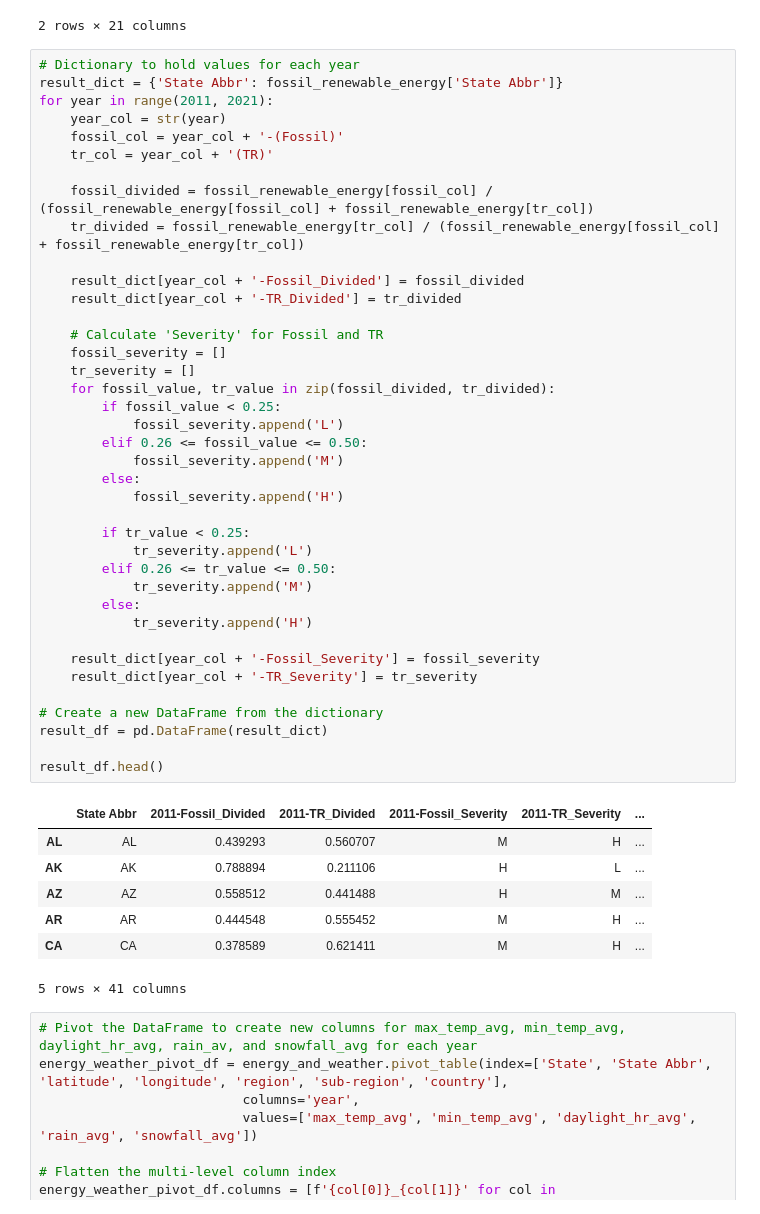
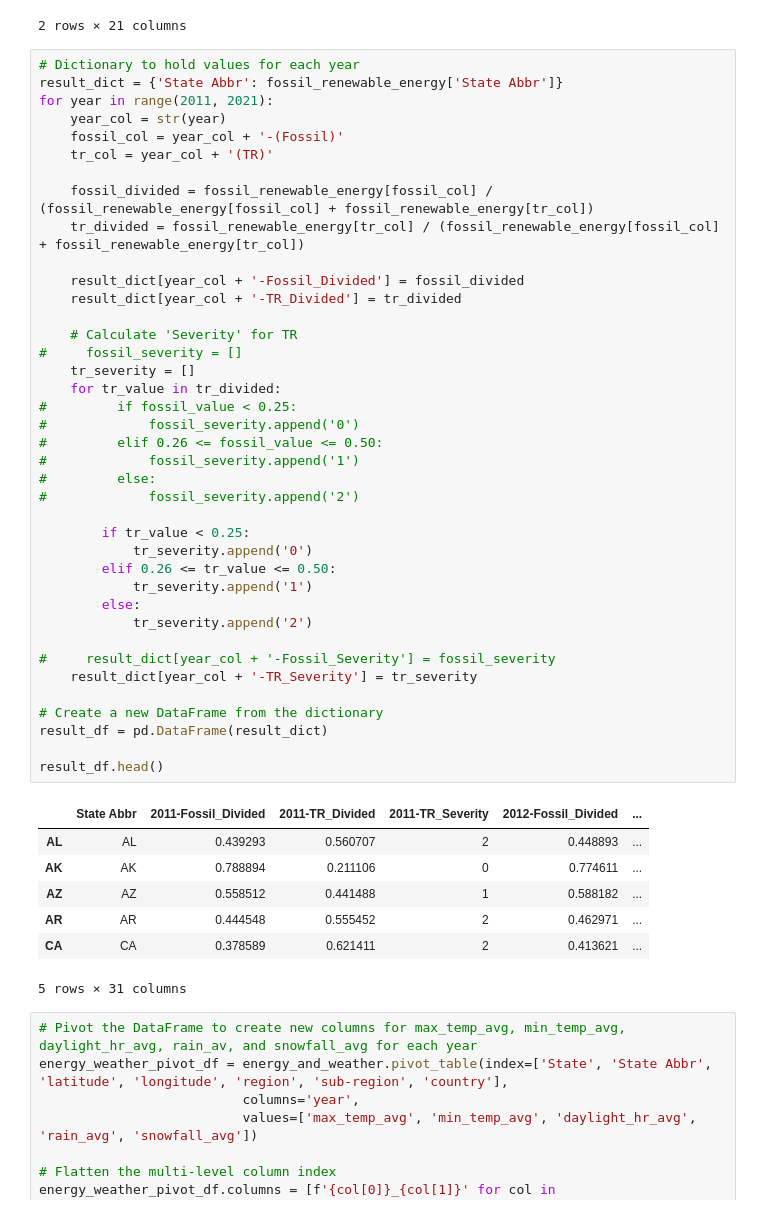
Before and after one commit to fraserclaire/Group3_Project4, a Jupyter notebook: ac/visuals_combined_and_renewable_energy.ipynb, the cells around one changed output. Saved outputs shown, nothing was run; the diff lists cells and outputs as text.

Commit message:
Updated energy_weather_severity_df to only displace the severity for the Total Renewables (TR) energy consumption rates.

```diff
--- a/ac/visuals_combined_and_renewable_energy.ipynb
+++ b/ac/visuals_combined_and_renewable_energy.ipynb
@@ -853,50 +853,50 @@ fossil_renewable_energy.head(2)
 # %%
 # Dictionary to hold values for each year
 result_dict = {'State Abbr': fossil_renewable_energy['State Abbr']}
 for year in range(2011, 2021):
     year_col = str(year)
     fossil_col = year_col + '-(Fossil)'
     tr_col = year_col + '(TR)'
 
     fossil_divided = fossil_renewable_energy[fossil_col] / (fossil_renewable_energy[fossil_col] + fossil_renewable_energy[tr_col])
     tr_divided = fossil_renewable_energy[tr_col] / (fossil_renewable_energy[fossil_col] + fossil_renewable_energy[tr_col])
 
     result_dict[year_col + '-Fossil_Divided'] = fossil_divided
     result_dict[year_col + '-TR_Divided'] = tr_divided
 
-    # Calculate 'Severity' for Fossil and TR
-    fossil_severity = []
+    # Calculate 'Severity' for TR
+#     fossil_severity = []
     tr_severity = []
-    for fossil_value, tr_value in zip(fossil_divided, tr_divided):
-        if fossil_value < 0.25:
-            fossil_severity.append('L')
-        elif 0.26 <= fossil_value <= 0.50:
-            fossil_severity.append('M')
-        else:
-            fossil_severity.append('H')
+    for tr_value in tr_divided:
+#         if fossil_value < 0.25:
+#             fossil_severity.append('0')
+#         elif 0.26 <= fossil_value <= 0.50:
+#             fossil_severity.append('1')
+#         else:
+#             fossil_severity.append('2')
 
         if tr_value < 0.25:
-            tr_severity.append('L')
+            tr_severity.append('0')
         elif 0.26 <= tr_value <= 0.50:
-            tr_severity.append('M')
+            tr_severity.append('1')
         else:
-            tr_severity.append('H')
+            tr_severity.append('2')
 
-    result_dict[year_col + '-Fossil_Severity'] = fossil_severity
+#     result_dict[year_col + '-Fossil_Severity'] = fossil_severity
     result_dict[year_col + '-TR_Severity'] = tr_severity
 
 # Create a new DataFrame from the dictionary
 result_df = pd.DataFrame(result_dict)
 
 result_df.head()
 # %% [output]
-|  | State Abbr | 2011-Fossil_Divided | 2011-TR_Divided | 2011-Fossil_Severity | 2011-TR_Severity | ... |
-| AL | AL | 0.439293 | 0.560707 | M | H | ... |
-| AK | AK | 0.788894 | 0.211106 | H | L | ... |
-| AZ | AZ | 0.558512 | 0.441488 | H | M | ... |
-| AR | AR | 0.444548 | 0.555452 | M | H | ... |
-| CA | CA | 0.378589 | 0.621411 | M | H | ... |
+|  | State Abbr | 2011-Fossil_Divided | 2011-TR_Divided | 2011-TR_Severity | 2012-Fossil_Divided | ... |
+| AL | AL | 0.439293 | 0.560707 | 2 | 0.448893 | ... |
+| AK | AK | 0.788894 | 0.211106 | 0 | 0.774611 | ... |
+| AZ | AZ | 0.558512 | 0.441488 | 1 | 0.588182 | ... |
+| AR | AR | 0.444548 | 0.555452 | 2 | 0.462971 | ... |
+| CA | CA | 0.378589 | 0.621411 | 2 | 0.413621 | ... |
-5 rows × 41 columns
+5 rows × 31 columns
 # %%
 # Pivot the DataFrame to create new columns for max_temp_avg, min_temp_avg, daylight_hr_avg, rain_av, and snowfall_avg for each year
 energy_weather_pivot_df = energy_and_weather.pivot_table(index=['State', 'State Abbr', 'latitude', 'longitude', 'region', 'sub-region', 'country'],
```
Also changed, not shown: 1 other file.
